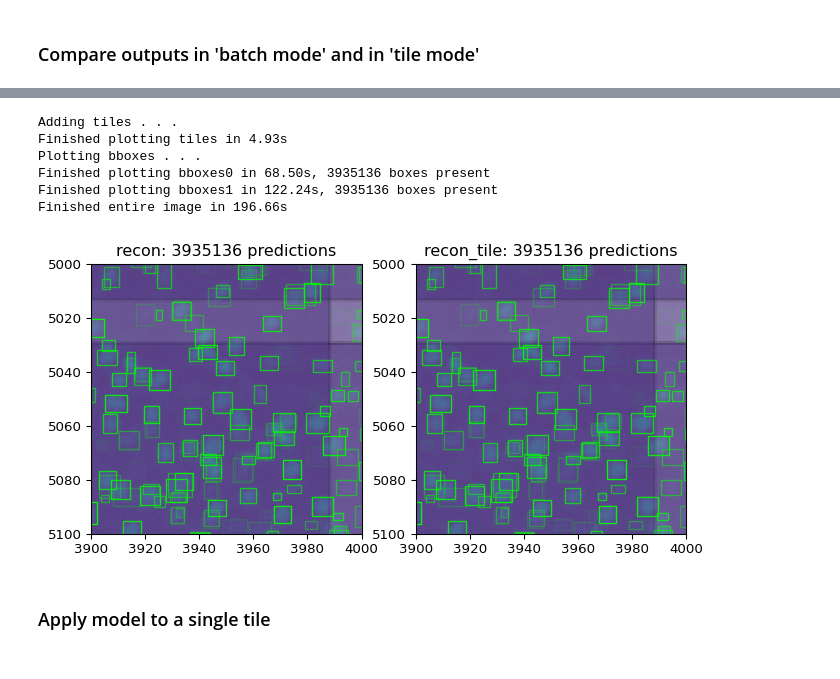
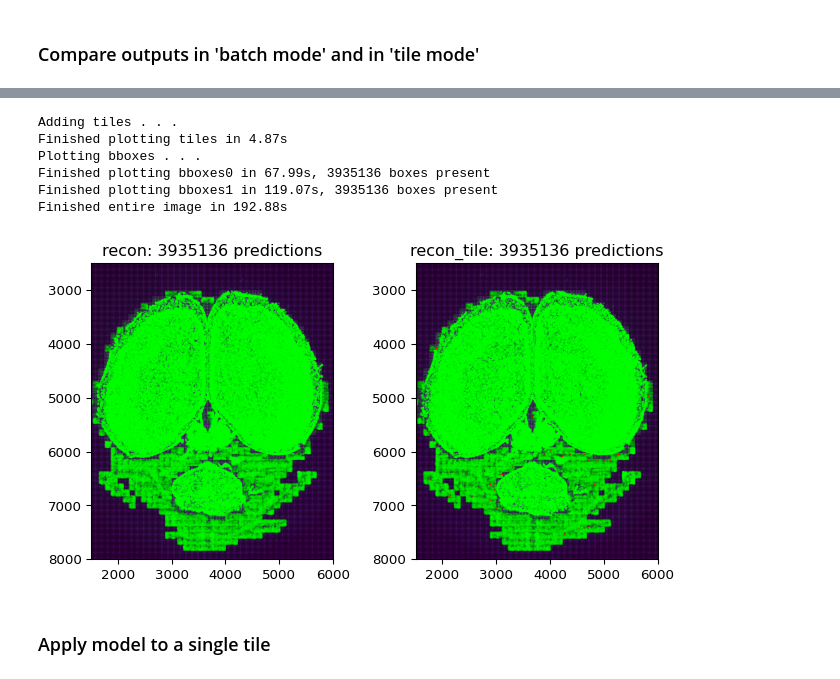
Before and after one commit to twardlab/yolo_model, a Jupyter notebook: docs/notebooks/yolo_pipeline.ipynb, the cells around one changed output, grey strips where cells are left out. Cells and saved outputs as stored; diff of their text form; code cells hidden in the pictures.

```diff
--- a/docs/notebooks/yolo_pipeline.ipynb
+++ b/docs/notebooks/yolo_pipeline.ipynb
@@ -122,9 +123,8 @@ net.load_state_dict(torch.load(model_path))
 # Load a target image
 start_total = time.time()
 img_dir = '/nafs/shattuck/RodentToolsData/ZW-DT-1-P56-1/Ex_488_Em_525_stitched'
-# model_path = '/home/abenneck/Desktop/yolo_outputs/models/nepochs_9854/modelsave.pt'
-model_path = '/nafs/shattuck/RodentToolsData/ZW-DT-1-P56-1/yolo_saved_weights/modelsave_bright_on_dark.pt'
-next_idx = 666
+outdir = '/nafs/shattuck/RodentToolsData/ZW-DT-1-P56-1/yolo_outputs_v04/'
+next_idx = 3202
 
 net = Net()
 B = net.B
@@ -164,9 +164,33 @@ for idx, fname in enumerate(sorted(os.listdir(img_dir))):
 
     # Save the processed output
     out_fname = (img_path.split('/')[-1]).split('.')[0] + '.npy'
-    # out_path = f'/nafs/shattuck/RodentToolsData/ZW-DT-1-P56-1/yolo_outputs_v03_32bit/{out_fname}'
-    out_path = f'/home/abenneck/Desktop/yolo_model/{out_fname}_instance'
+    out_path = os.path.join(outdir, out_fname)
     np.save(out_path, out)
+
+    # (11/19/25) Save some additional metadata in an npz file
+    out_fnamez = (img_path.split('/')[-1]).split('.')[0] + '_metadata.npz'
+    out_pathz = os.path.join(outdir, out_fnamez)
+    np.savez(out_pathz,
+            units = 'um',
+            nrow_orig_img = img.shape[0],
+            ncol_orig_img = img.shape[1],
+            drow_orig_img = 1.866,
+            dcol_orig_img = 1.866,
+            dslice_orig_img = 2.0,
+            nrow_upsampled_img = img_up.shape[0],
+            ncol_upsampled_img = img_up.shape[1],
+            drow_upsampled_img = 3.732,
+            dcol_upsampled_img = 3.732,
+            pad_row_top = pads[0],
+            pad_row_bot = pads[0],
+            pad_col_left = pads[1],
+            pad_col_right = pads[1],
+            nrow = out.shape[0],
+            ncol = out.shape[1],
+            drow = 7.464,
+            dcol = 7.464,
+            note = "Bbox coords refer to the original image, with (0,0) corresponding to the top left pixel center"
+            )
 
     print(f'Saved the outputs for image {idx}/{len(os.listdir(img_dir))} in {time.time()-start_total:.2f}s\n')
     start_total = time.time()
@@ -523,42 +549,42 @@ if plotBbox:
     # print(f'Finished plotting bboxes0 in {time.time()-start:.2f}s, {len(scores)} boxes present')
     scores = recon_tile[:,:,-4].ravel()
     predicted_rectangles = bb_to_rec(recon_tile,fc='none',ec='lime',alpha=scores)
     ax[0].add_collection(predicted_rectangles)
     ax[0].set_title(f'recon: {len(scores)} predictions')
     print(f'Finished plotting bboxes0 in {time.time()-start:.2f}s, {len(scores)} boxes present')
 
     start = time.time()
     scores = recon_tile[:,:,-4].ravel()
     ec = ['red' if s==0 else 'lime' for s in scores]
     scores = [1 if s==0 else s for s in scores]
     # ec = 'lime'
     predicted_rectangles = bb_to_rec(recon_tile,fc='none',ec=ec,alpha=scores)
     ax[1].add_collection(predicted_rectangles)
     ax[1].set_title(f'recon_tile: {len(scores)} predictions')
     print(f'Finished plotting bboxes1 in {time.time()-start:.2f}s, {len(scores)} boxes present')
 
 if setBounds:
     for ax_i in ax:
-        ax_i.set_xlim([3900,4000])
-        ax_i.set_ylim([5100,5000])
+        # ax_i.set_xlim([3900,4000])
+        # ax_i.set_ylim([5100,5000])
         # ax_i.set_xlim([3950,4050])
         # ax_i.set_ylim([5070,4970])
-        # ax_i.set_xlim([1500,6000])
-        # ax_i.set_ylim([8000,2500])
+        ax_i.set_xlim([1500,6000])
+        ax_i.set_ylim([8000,2500])
 
 print(f'Finished entire image in {time.time()-start_total:.2f}s')
 
 fig.set_size_inches(8,4)
 fig.canvas.draw()
 # plt.savefig(f'/home/abenneck/Desktop/yolo_model/tiles_{img_idx}.png')
 # %% [output]
 Adding tiles . . .
-Finished plotting tiles in 4.93s
+Finished plotting tiles in 4.87s
 Plotting bboxes . . .
-Finished plotting bboxes0 in 68.50s, 3935136 boxes present
-Finished plotting bboxes1 in 122.24s, 3935136 boxes present
-Finished entire image in 196.66s
+Finished plotting bboxes0 in 67.99s, 3935136 boxes present
+Finished plotting bboxes1 in 119.07s, 3935136 boxes present
+Finished entire image in 192.88s
-[figure, old version]
+[figure, new version]
 # %% [markdown]
 ### Apply model to a single tile
 # %%
```
Also changed, not shown: parts of 8 cells of this notebook, 5 other files.
